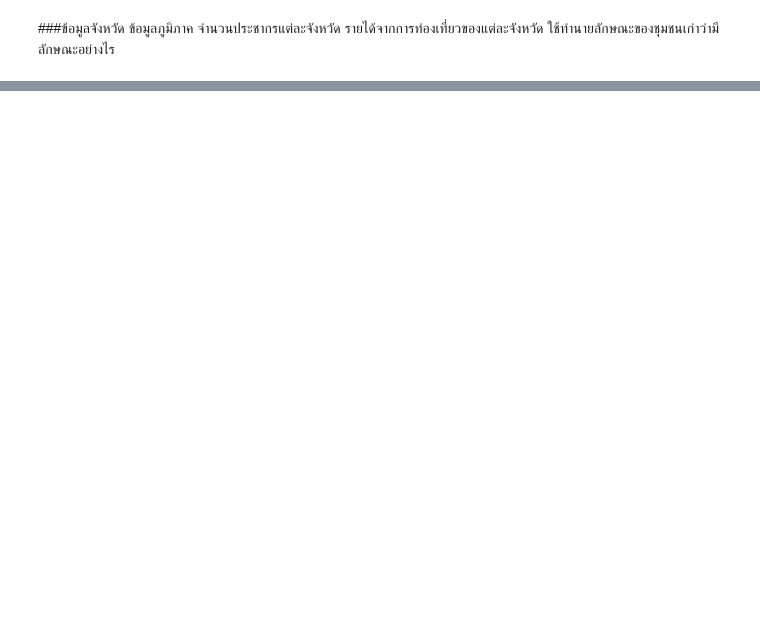
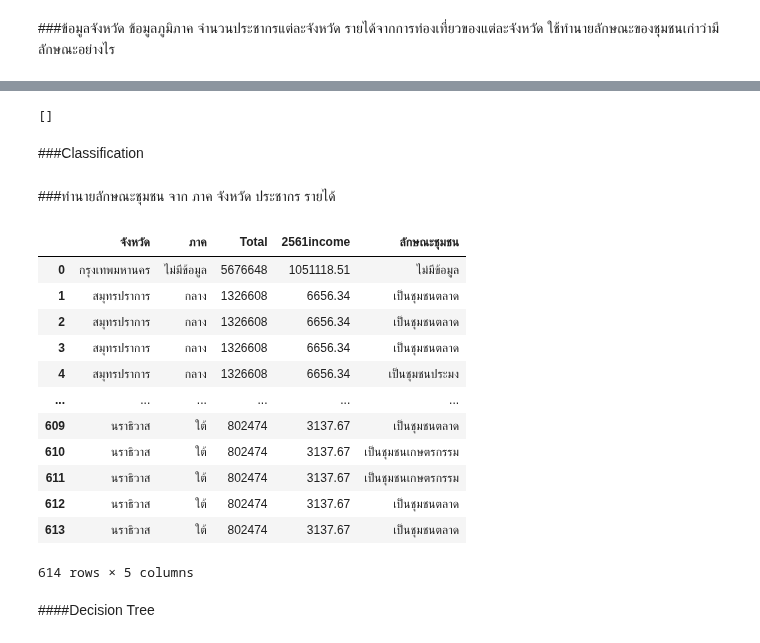
Before and after one commit to nichakornchaisuwan/DWDM21, a Jupyter notebook: ProjectFinal.ipynb, the cells around one changed output, grey strips where cells are left out. Saved outputs shown, nothing was run; the diff lists cells and outputs as text; code cells hidden in the pictures; blank space fills up the shorter version.

```diff
--- a/ProjectFinal.ipynb
+++ b/ProjectFinal.ipynb
@@ -388,6 +388,7 @@ data_mix[['อำเภอ']] = data_mix[['อำเภอ']].fillna('ไม่
 data_mix[['ภาค']] = data_mix[['ภาค']].fillna('ไม่มีข้อมูล')
 data_mix[['East']] =data_mix[['East']].fillna('ไม่มีข้อมูล')
 data_mix[['North']] =data_mix[['North']].fillna('ไม่มีข้อมูล')
+data_mix[['ลักษณะชุมชน']] =data_mix[['ลักษณะชุมชน']].fillna('ไม่มีข้อมูล')
 data_mix[['ลักษณะสำคัญ']] =data_mix[['ลักษณะสำคัญ']].fillna('ไม่มีข้อมูล')
 # %%
 data_mix.isnull().any() # ตรวจสอบอีกรอบ
@@ -427,0 +446,3 @@ data_mix
+# %%
+data_all = data_mix.merge(data_pop,how='left',left_on='รหัสจังหวัด',right_on='รหัสจังหวัด')
+data_all
@@ -464,5 +511,30 @@ Successfully installed apyori-1.1.2
 # %%
 from apyori import apriori
 # %%
-frequentItemsets = list(apriori(transaction,min_support = 0.03))
+frequentItemsets = list(apriori(transaction,min_support = 0.05))
 frequentItemsets
+# %% [output]
+[]
+# %% [markdown]
+###Classification
+# %% [markdown]
+###ทำนายลักษณะชุมชน จาก ภาค จังหวัด ประชากร รายได้
+# %%
+data_cut=data_all[['จังหวัด','ภาค','Total','2561income','ลักษณะชุมชน']]
+data_cut
+# %% [output]
+|  | จังหวัด | ภาค | Total | 2561income | ลักษณะชุมชน |
+| 0 | กรุงเทพมหานคร | ไม่มีข้อมูล | 5676648 | 1051118.51 | ไม่มีข้อมูล |
+| 1 | สมุทรปราการ | กลาง | 1326608 | 6656.34 | เป็นชุมชนตลาด |
+| 2 | สมุทรปราการ | กลาง | 1326608 | 6656.34 | เป็นชุมชนตลาด |
+| 3 | สมุทรปราการ | กลาง | 1326608 | 6656.34 | เป็นชุมชนตลาด |
+| 4 | สมุทรปราการ | กลาง | 1326608 | 6656.34 | เป็นชุมชนประมง |
+| ... | ... | ... | ... | ... | ... |
+| 609 | นราธิวาส | ใต้ | 802474 | 3137.67 | เป็นชุมชนตลาด |
+| 610 | นราธิวาส | ใต้ | 802474 | 3137.67 | เป็นชุมชนเกษตรกรรม |
+| 611 | นราธิวาส | ใต้ | 802474 | 3137.67 | เป็นชุมชนเกษตรกรรม |
+| 612 | นราธิวาส | ใต้ | 802474 | 3137.67 | เป็นชุมชนตลาด |
+| 613 | นราธิวาส | ใต้ | 802474 | 3137.67 | เป็นชุมชนตลาด |
+614 rows × 5 columns
+# %% [markdown]
+####Decision Tree
```
Also changed, not shown: parts of 20 cells of this notebook.
